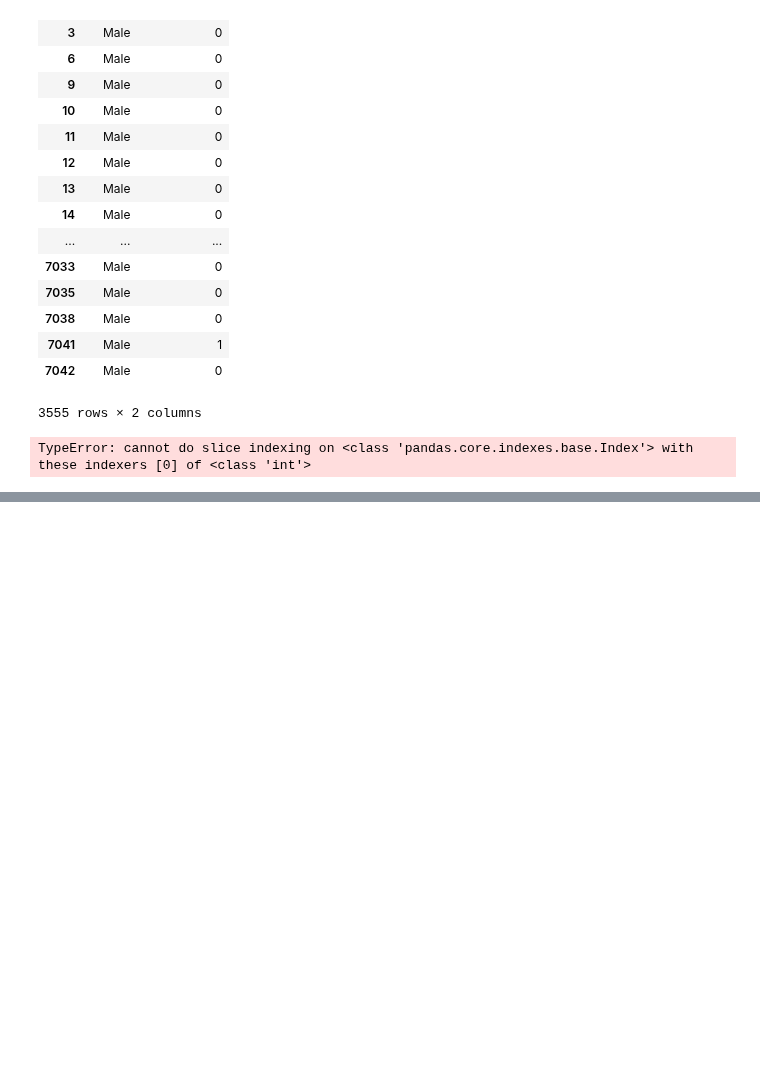
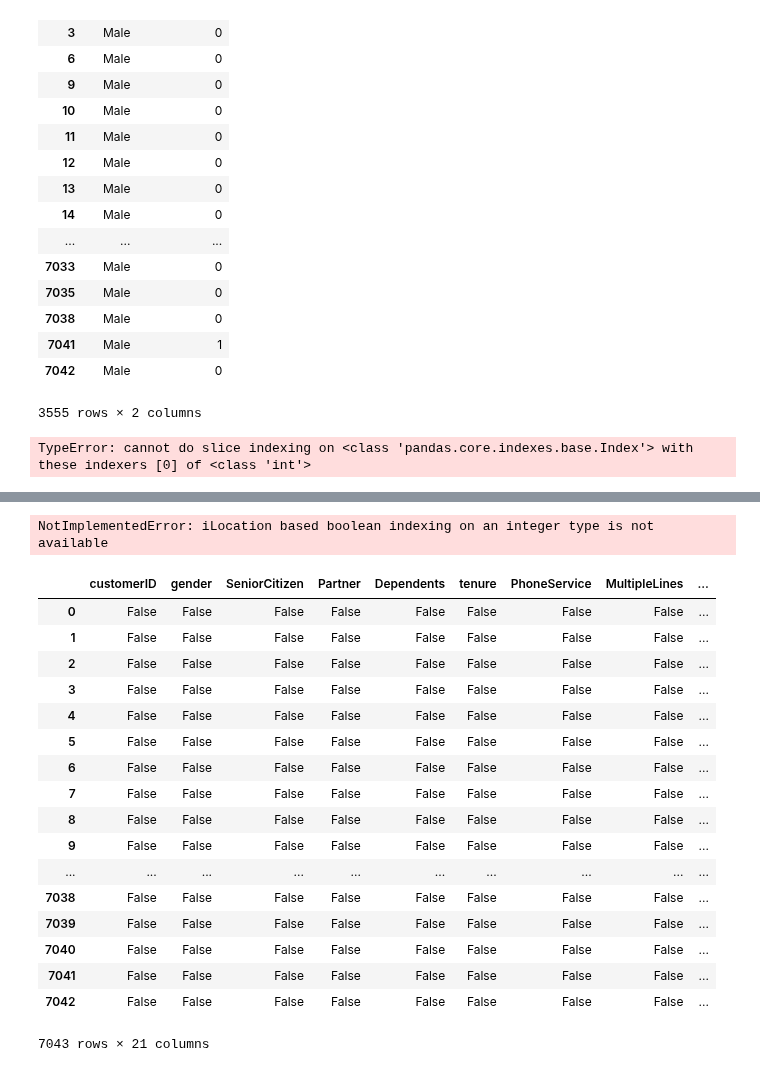
Before and after one commit to nov012017/Code, a Jupyter notebook: Python/Practice/FirstFile.ipynb, the cells around one changed output, grey strips where cells are left out. Drawn from its saved outputs; the diff is of its cells as text; code cells hidden in the pictures; blank space fills up the shorter version.

```diff
--- a/Python/Practice/FirstFile.ipynb
+++ b/Python/Practice/FirstFile.ipynb
@@ -118,0 +140,25 @@ TypeError: cannot do slice indexing on <class 'pandas.core.indexes.base.Index'>
+# %%
+chrn.iloc[chrn.gender == "Male",[1]]
+# %% [output]
+NotImplementedError: iLocation based boolean indexing on an integer type is not available
+# %%
+pd.isnull(chrn.To)
+# %% [output]
+|  | customerID | gender | SeniorCitizen | Partner | Dependents | tenure | PhoneService | MultipleLines | ... |
+| 0 | False | False | False | False | False | False | False | False | ... |
+| 1 | False | False | False | False | False | False | False | False | ... |
+| 2 | False | False | False | False | False | False | False | False | ... |
+| 3 | False | False | False | False | False | False | False | False | ... |
+| 4 | False | False | False | False | False | False | False | False | ... |
+| 5 | False | False | False | False | False | False | False | False | ... |
+| 6 | False | False | False | False | False | False | False | False | ... |
+| 7 | False | False | False | False | False | False | False | False | ... |
+| 8 | False | False | False | False | False | False | False | False | ... |
+| 9 | False | False | False | False | False | False | False | False | ... |
+| ... | ... | ... | ... | ... | ... | ... | ... | ... | ... |
+| 7038 | False | False | False | False | False | False | False | False | ... |
+| 7039 | False | False | False | False | False | False | False | False | ... |
+| 7040 | False | False | False | False | False | False | False | False | ... |
+| 7041 | False | False | False | False | False | False | False | False | ... |
+| 7042 | False | False | False | False | False | False | False | False | ... |
+7043 rows × 21 columns
```
Also changed, not shown: parts of 1 cell of this notebook.
